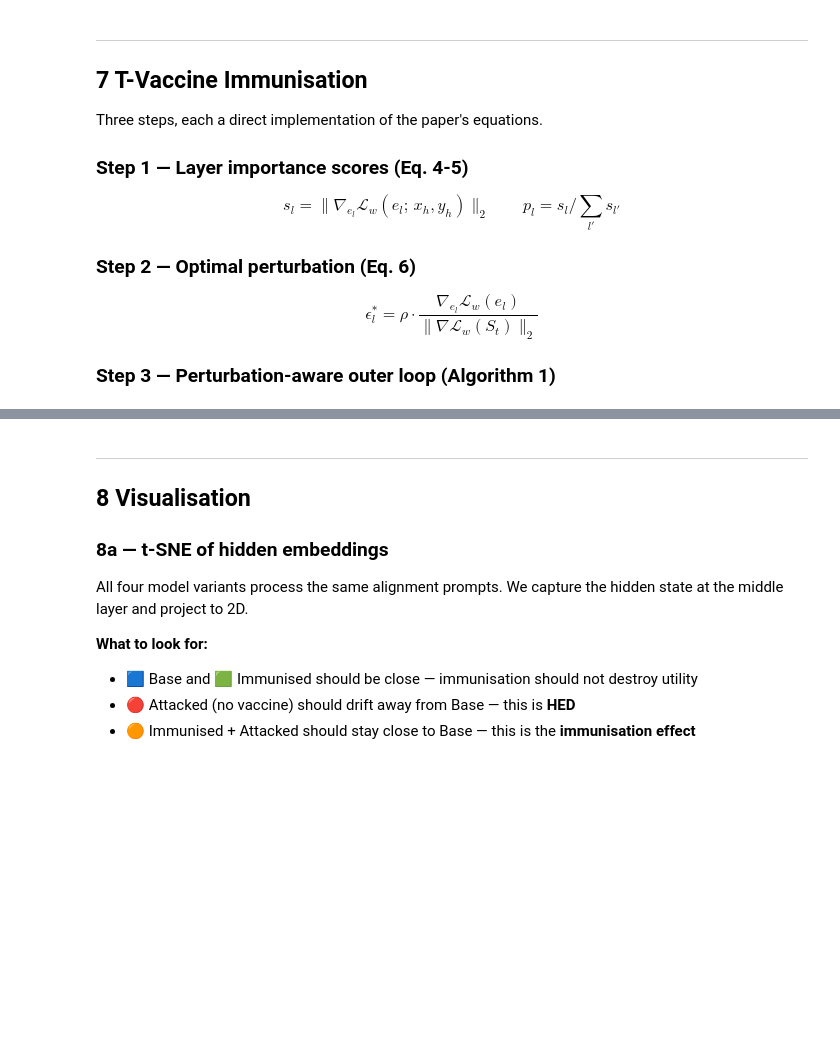
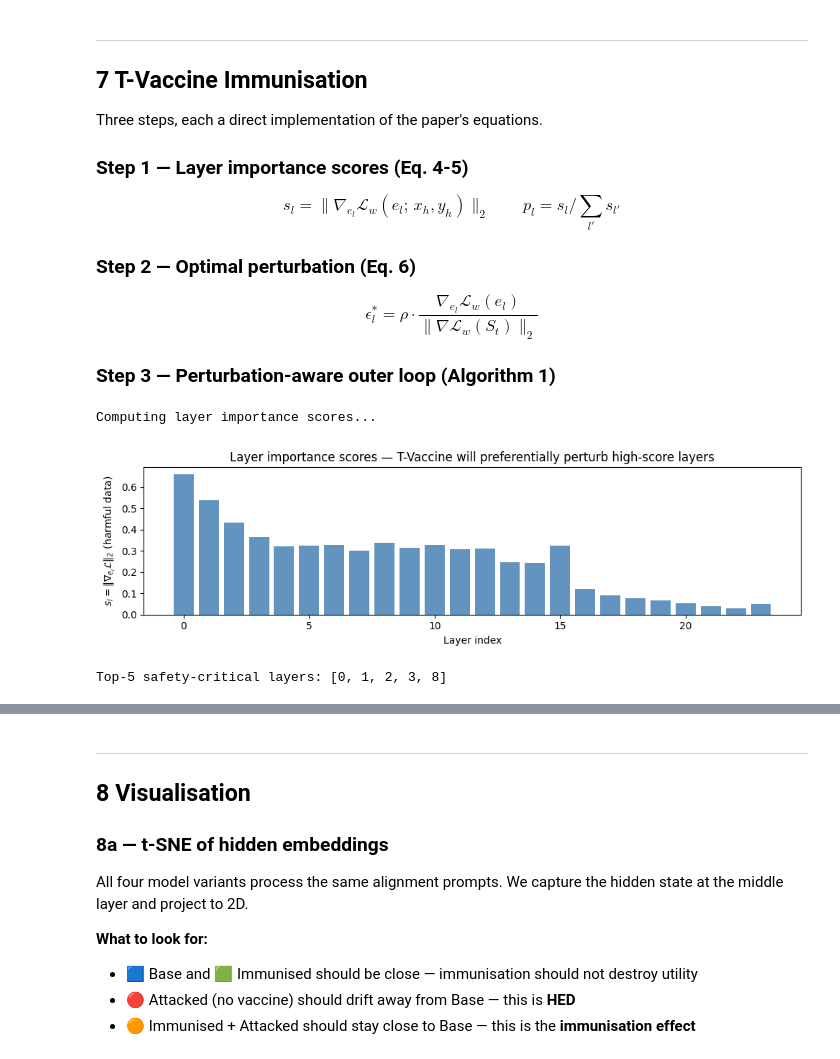
Before and after one commit to QwertyJacob/lm_immunisation, a Jupyter notebook: hands_on/tvaccine_A_fullprecision.ipynb, the cells around one changed output, grey strips where cells are left out. Drawn from its saved outputs; the diff is of its cells as text; code cells hidden in the pictures; blank space fills up the shorter version.

```diff
--- a/hands_on/tvaccine_A_fullprecision.ipynb
+++ b/hands_on/tvaccine_A_fullprecision.ipynb
@@ -43,9 +48,13 @@ MODEL_ID = "Qwen/Qwen2.5-0.5B-Instruct"
 tokenizer = AutoTokenizer.from_pretrained(MODEL_ID)
 tokenizer.pad_token = tokenizer.eos_token
 
+# DTYPE  = torch.float32,   # full precision — equations are exact
+DTYPE  = torch.bfloat16  # bfloat16 is stable and saves ~50% VRAM vs float32
+
+
 base_model = AutoModelForCausalLM.from_pretrained(
     MODEL_ID,
-    torch_dtype=torch.float32,   # full precision — equations are exact
+    torch_dtype=DTYPE,
     device_map=DEVICE,
 )
 base_model.eval()
@@ -267,33 +322,44 @@ def compute_layer_scores(model, harmful_ids, harmful_labels):
 
     for l in range(N_LAYERS):
         hooks.append(get_layer(model, l).register_forward_hook(make_fwd(l)))
 
     loss = model(input_ids=harmful_ids, labels=harmful_labels).loss
     loss.backward()
 
     for h in hooks: h.remove()
     model.zero_grad()
     model.eval()
 
     scores = np.array([grad_norms.get(l, 0.0) for l in range(N_LAYERS)])
     probs  = scores / (scores.sum() + 1e-8)
     return scores, probs
 
 
+temp_model_for_scores = deepcopy(base_model)
+
 print("Computing layer importance scores...")
 layer_scores, layer_probs = compute_layer_scores(
     deepcopy(base_model), harmful_ids, harmful_labels
 )
+
 
 fig, ax = plt.subplots(figsize=(10, 3))
 ax.bar(range(N_LAYERS), layer_scores, color="steelblue", alpha=0.85)
 ax.set_xlabel("Layer index")
 ax.set_ylabel("$s_l = \\|\\nabla_{e_l}\\mathcal{L}\\|_2$ (harmful data)")
 ax.set_title("Layer importance scores — T-Vaccine will preferentially perturb high-score layers")
 plt.tight_layout()
 plt.savefig("layer_scores.png", dpi=120)
 plt.show()
 print(f"Top-5 safety-critical layers: {np.argsort(layer_scores)[::-1][:5].tolist()}")
+
+del temp_model_for_scores
+gc.collect()
+torch.cuda.empty_cache()
+# %% [output]
+Computing layer importance scores...
+[figure, added]
+Top-5 safety-critical layers: [0, 1, 2, 3, 8]
 # %%
 def tvaccine_train(
     base_model, align_ids, align_labels,
```
Also changed, not shown: parts of 13 cells of this notebook.
